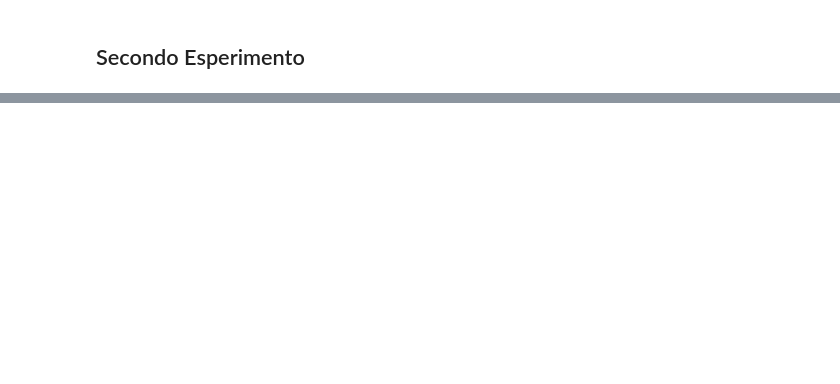
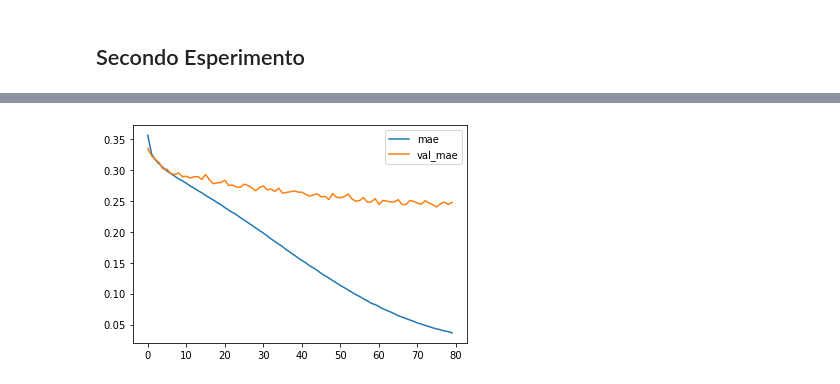
Before and after one commit to vincenzorusso12/Spider-Gender, a Jupyter notebook: Spider-Gender.ipynb, the cells around one changed output, grey strips where cells are left out. Saved outputs shown, nothing was run; the diff lists cells and outputs as text; code cells hidden in the pictures; blank space fills up the shorter version.

Commit message:
update best epoch

```diff
--- a/Spider-Gender.ipynb
+++ b/Spider-Gender.ipynb
@@ -458,0 +298,71 @@ weighted avg       0.74      0.73      0.73    171926
+# %%
+# mlp overfit on the moons dataset with patient early stopping and model checkpointing
+from keras.models import Sequential
+from keras.layers import Dense
+from keras.callbacks import EarlyStopping
+from keras.callbacks import ModelCheckpoint
+from matplotlib import pyplot
+from keras.models import load_model
+from sklearn import metrics
+from numpy import loadtxt
+from sklearn import metrics
+from sklearn.svm import SVC
+from sklearn.metrics import classification_report, confusion_matrix
+from joblib import dump, load
+from sklearn.metrics import mean_absolute_error
+from numpy import savetxt
+import numpy as np
+import pandas as pd
+from sklearn.model_selection import train_test_split
+import tensorflow as tf
+import matplotlib.pyplot as plt
+from keras.callbacks import ModelCheckpoint
+from keras.callbacks import EarlyStopping
+
+
+filepath="./CelebA+UTK_weights-update-{epoch:02d}-{val_mae:.2f}.hdf5"
+checkpoint = ModelCheckpoint(filepath, monitor='val_mae', verbose=1, save_best_only=True, mode='min')
+callbacks_list = [checkpoint]
+
+
+name='UTK+CelebA_Even_Gender'
+
+labels= loadtxt(name+'.csv',delimiter=',', usecols=(0,))
+data= loadtxt(name+'.csv', delimiter=',',usecols=range(1,64))
+
+X_train, X_test, y_train, y_test = train_test_split(data, labels, test_size=0.3, shuffle=True,stratify=labels, random_state=42)
+
+model = tf.keras.models.Sequential()
+model.add(tf.keras.layers.Flatten(input_shape=(63,)))
+model.add(tf.keras.layers.Dense(768, activation='relu'))
+model.add(tf.keras.layers.Dense(768, activation='relu'))
+model.add(tf.keras.layers.Dense(1, activation='sigmoid'))
+
+
+opt = tf.keras.optimizers.Adam(learning_rate=0.0001)
+
+model.compile(optimizer = opt,
+         loss = 'binary_crossentropy',
+         metrics = ['accuracy','mae'])
+history=model.fit(X_train, y_train, epochs=80,
+                  verbose=1, callbacks=callbacks_list , validation_split=0.2)
+
+
+pyplot.plot(history.history['mae'], label='mae')
+pyplot.plot(history.history['val_mae'], label='val_mae')
+pyplot.legend()
+plt.savefig(name+'_Plot.png')
+pyplot.show()
+
+
+
+y_pred=model.predict_classes(X_test)
+print(y_pred)
+savetxt('Neural_network_'+name+' Predictions',y_test,fmt='%i',delimiter=',')
+
+
+print(confusion_matrix(y_test,y_pred))
+print(classification_report(y_test,y_pred,target_names=['female','male']))
+
+print(mean_absolute_error(y_test, y_pred))
+# %% [output]
@@ -458,0 +386 @@ weighted avg       0.74      0.73      0.73    171926
+[figure, added]
```
Also changed, not shown: parts of 4 cells of this notebook, 12 other files.
